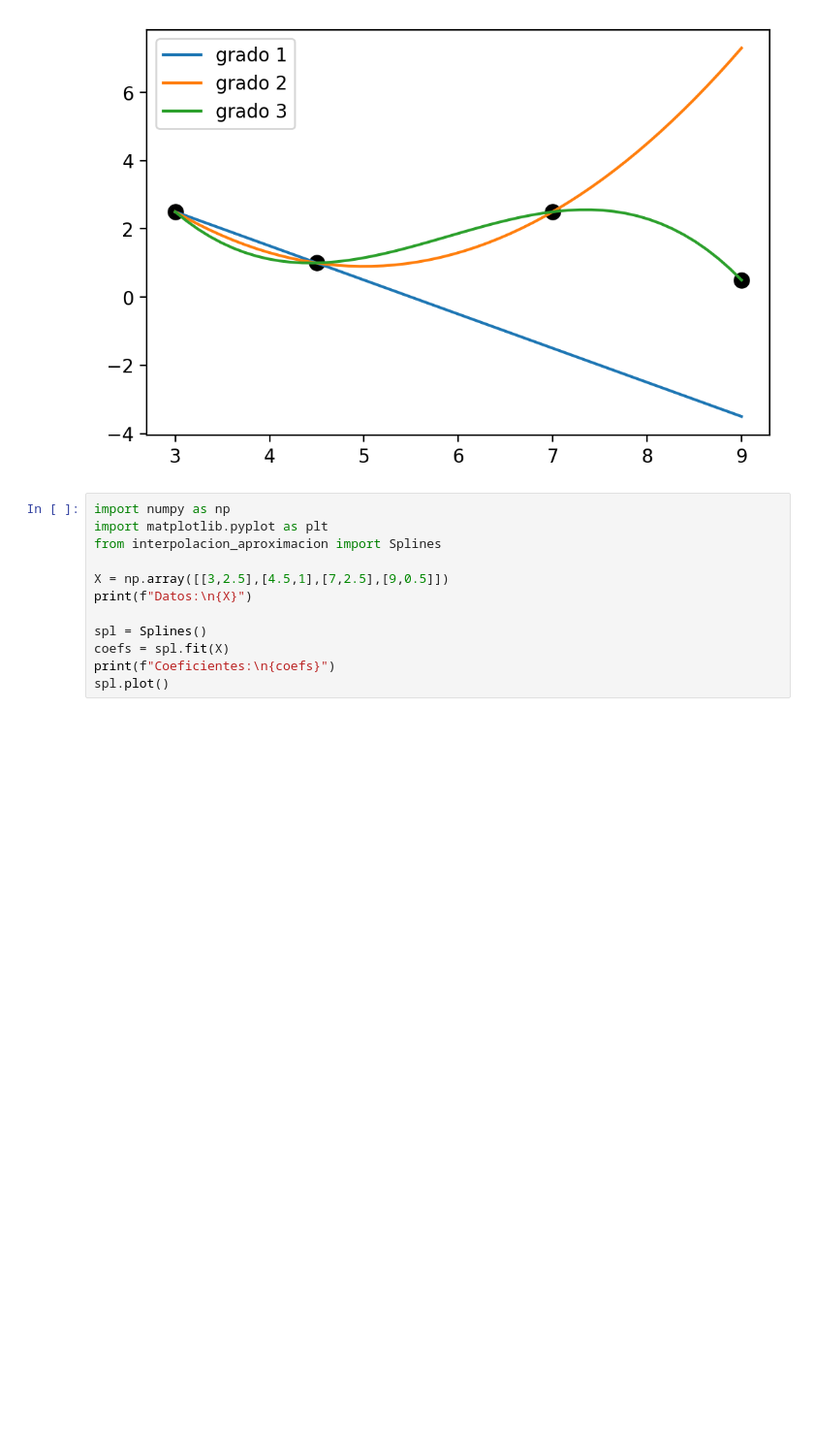
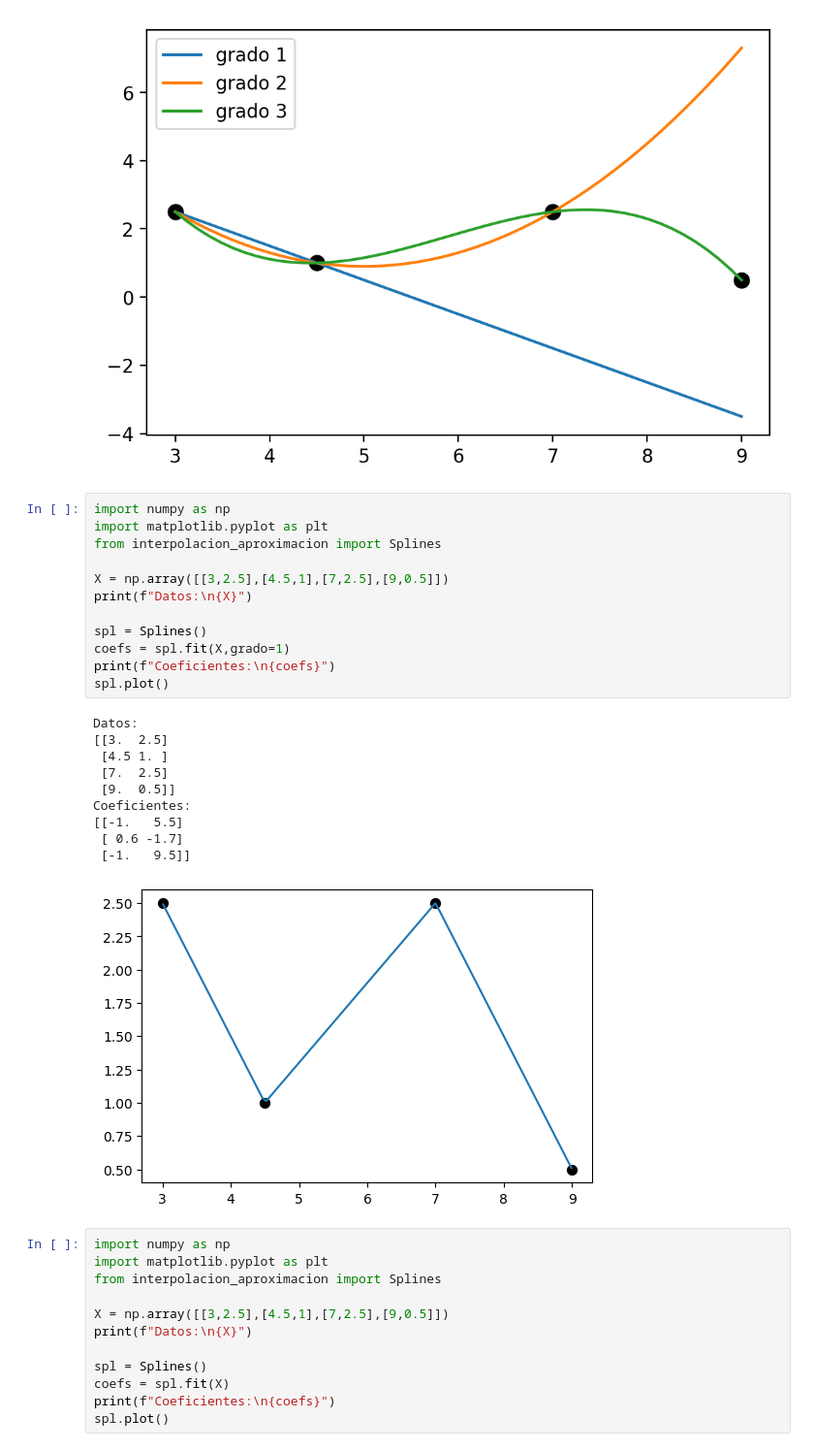
Before and after one commit to gmauricio-toledo/UNISON-teaching, a Jupyter notebook: interpolacion.ipynb, the cells around one changed output. Shown at 97% size. Drawn from its saved outputs; the diff is of its cells as text; blank space fills up the shorter version.

Commit message:
splines de grado 1

```diff
--- a/interpolacion.ipynb
+++ b/interpolacion.ipynb
@@ -129,6 +129,29 @@ plt.legend(loc='best')
 plt.show()
 # %% [output]
 [figure]
+# %%
+import numpy as np
+import matplotlib.pyplot as plt
+from interpolacion_aproximacion import Splines
+
+X = np.array([[3,2.5],[4.5,1],[7,2.5],[9,0.5]])
+print(f"Datos:\n{X}")
+
+spl = Splines()
+coefs = spl.fit(X,grado=1)
+print(f"Coeficientes:\n{coefs}")
+spl.plot()
+# %% [output]
+Datos:
+[[3.  2.5]
+ [4.5 1. ]
+ [7.  2.5]
+ [9.  0.5]]
+Coeficientes:
+[[-1.   5.5]
+ [ 0.6 -1.7]
+ [-1.   9.5]]
+[figure, added]
 # %%
 import numpy as np
 import matplotlib.pyplot as plt
```
Also changed, not shown: 1 other file.
